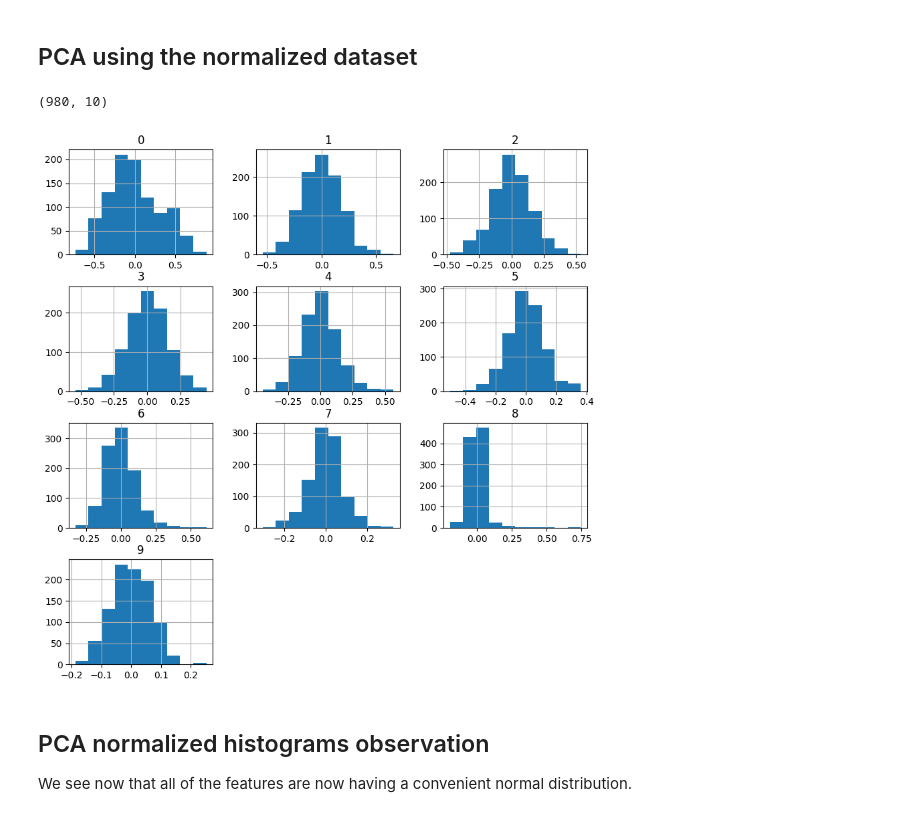
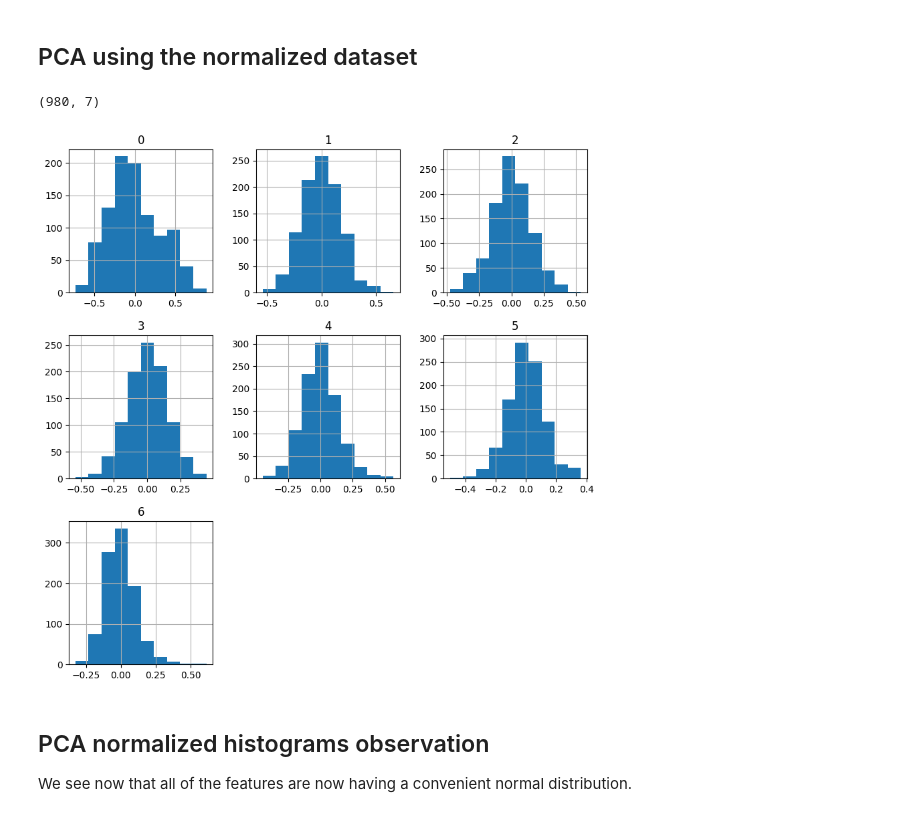
Before and after one commit to Wolff404/Clustering, a Jupyter notebook: Clustering_of_Travel_Reviews.ipynb, the cells around one changed output. Drawn from its saved outputs; the diff is of its cells as text; code cells hidden in the pictures.

```diff
--- a/Clustering_of_Travel_Reviews.ipynb
+++ b/Clustering_of_Travel_Reviews.ipynb
@@ -55,5 +64,5 @@ After the studying the histograms from our dataset, a few observations was made.
 # %%
-minmax_travel_review = pd.DataFrame(MinMaxScaler().fit_transform(dataset))
-minmax_travel_review.hist(figsize=(15,15));
+dataset_normalized = pd.DataFrame(MinMaxScaler().fit_transform(dataset))
+dataset_normalized.hist(figsize=(15,15));
 # %% [output]
 [figure]
@@ -77,18 +112,15 @@ pca_dataset.hist(figsize=(10,10));
 # %% [markdown]
 ## PCA using the normalized dataset
-# %%
-from sklearn.decomposition import PCA
-
-pca = PCA(10)
-pca.fit(minmax_travel_review)
-pca_minmax_travel_review = pd.DataFrame(pca.transform(minmax_travel_review))
-pca_minmax_travel_review.shape
-# %% [output]
-(980, 10)
+# %%
+pca_normalized = PCA(7).fit(dataset_normalized)
+pca_normalized_reduced = pd.DataFrame(pca_normalized.transform(dataset_normalized))
+pca_normalized_reduced.shape
+# %% [output]
+(980, 7)
 # %%
-pca_minmax_travel_review.hist(figsize=(10,10));
+pca_normalized_reduced.hist(figsize=(10,10));
 # %% [output]
-[figure, old version]
+[figure, new version]
 # %% [markdown]
 ## PCA normalized histograms observation
 
```
Also changed, not shown: parts of 43 cells of this notebook.
